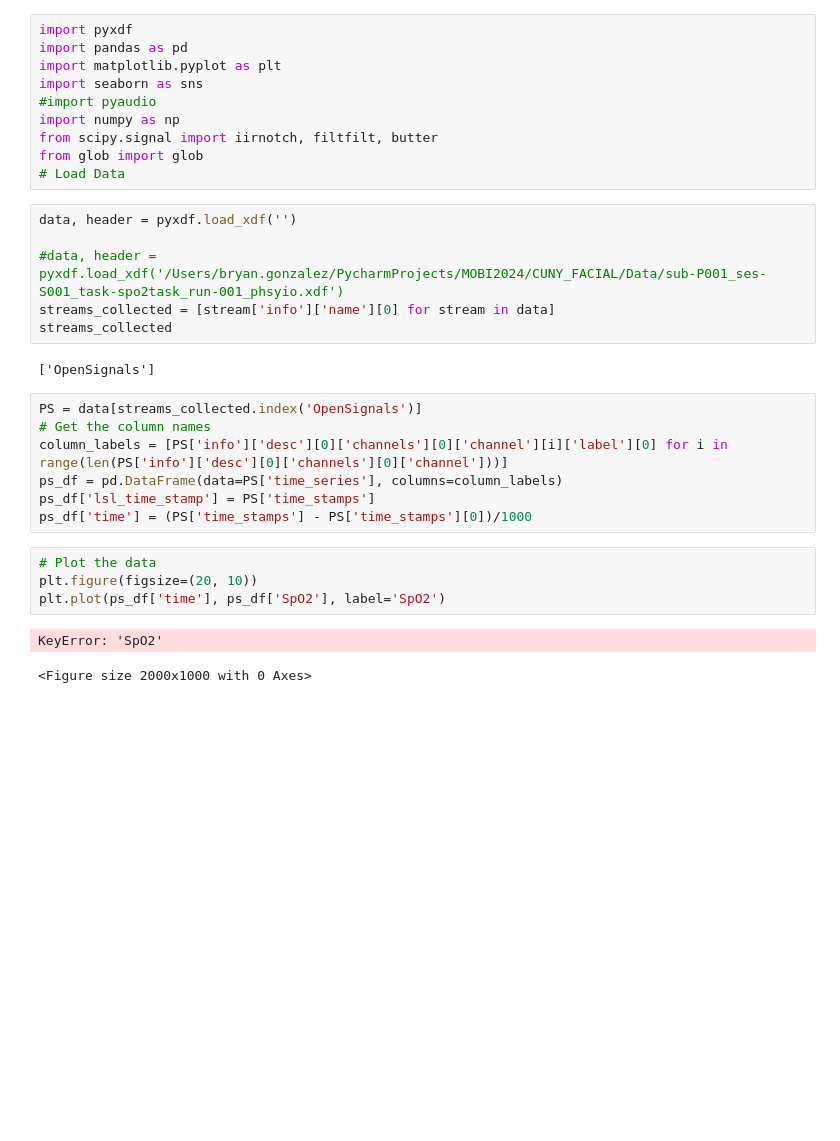
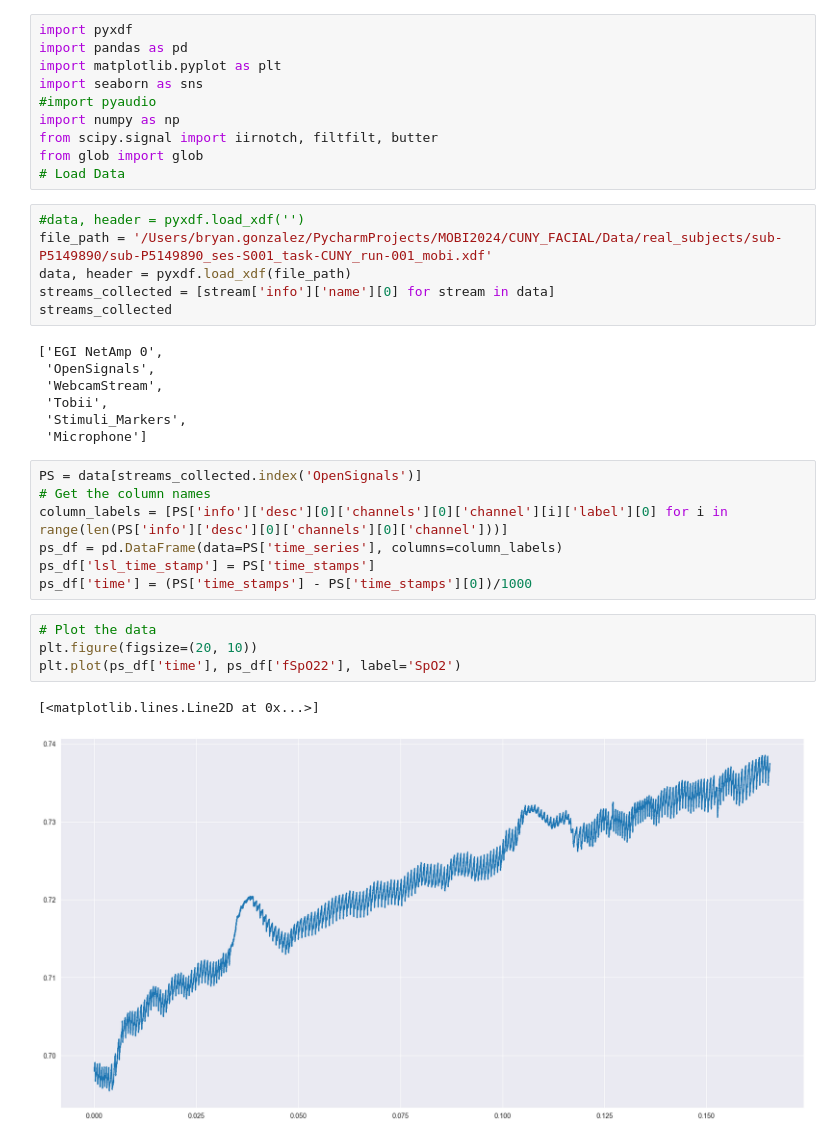
Before and after one commit to BryanGonzalez262/MOBI2024, a Jupyter notebook: CUNY_FACIAL/Code/SpO2.ipynb, the cells around one changed output. Drawn from its saved outputs; the diff is of its cells as text; blank space fills up the shorter version.

```diff
--- a/CUNY_FACIAL/Code/SpO2.ipynb
+++ b/CUNY_FACIAL/Code/SpO2.ipynb
@@ -9,13 +9,18 @@ from scipy.signal import iirnotch, filtfilt, butter
 from glob import glob
 # Load Data
 # %%
-data, header = pyxdf.load_xdf('')
-
-#data, header = pyxdf.load_xdf('/Users/bryan.gonzalez/PycharmProjects/MOBI2024/CUNY_FACIAL/Data/sub-P001_ses-S001_task-spo2task_run-001_phsyio.xdf')
+#data, header = pyxdf.load_xdf('')
+file_path = '/Users/bryan.gonzalez/PycharmProjects/MOBI2024/CUNY_FACIAL/Data/real_subjects/sub-P5149890/sub-P5149890_ses-S001_task-CUNY_run-001_mobi.xdf'
+data, header = pyxdf.load_xdf(file_path)
 streams_collected = [stream['info']['name'][0] for stream in data]
 streams_collected
 # %% [output]
-['OpenSignals']
+['EGI NetAmp 0',
+ 'OpenSignals',
+ 'WebcamStream',
+ 'Tobii',
+ 'Stimuli_Markers',
+ 'Microphone']
 # %%
 PS = data[streams_collected.index('OpenSignals')]
 # Get the column names
@@ -26,8 +31,8 @@ ps_df['time'] = (PS['time_stamps'] - PS['time_stamps'][0])/1000
 # %%
 # Plot the data
 plt.figure(figsize=(20, 10))
-plt.plot(ps_df['time'], ps_df['SpO2'], label='SpO2')
+plt.plot(ps_df['time'], ps_df['fSpO22'], label='SpO2')
 # %% [output]
-KeyError: 'SpO2'
+[<matplotlib.lines.Line2D at 0x...>]
-<Figure size 2000x1000 with 0 Axes>
+[figure, added]
 # %%
```
Also changed, not shown: parts of 16 cells of this notebook, 40 other files.
